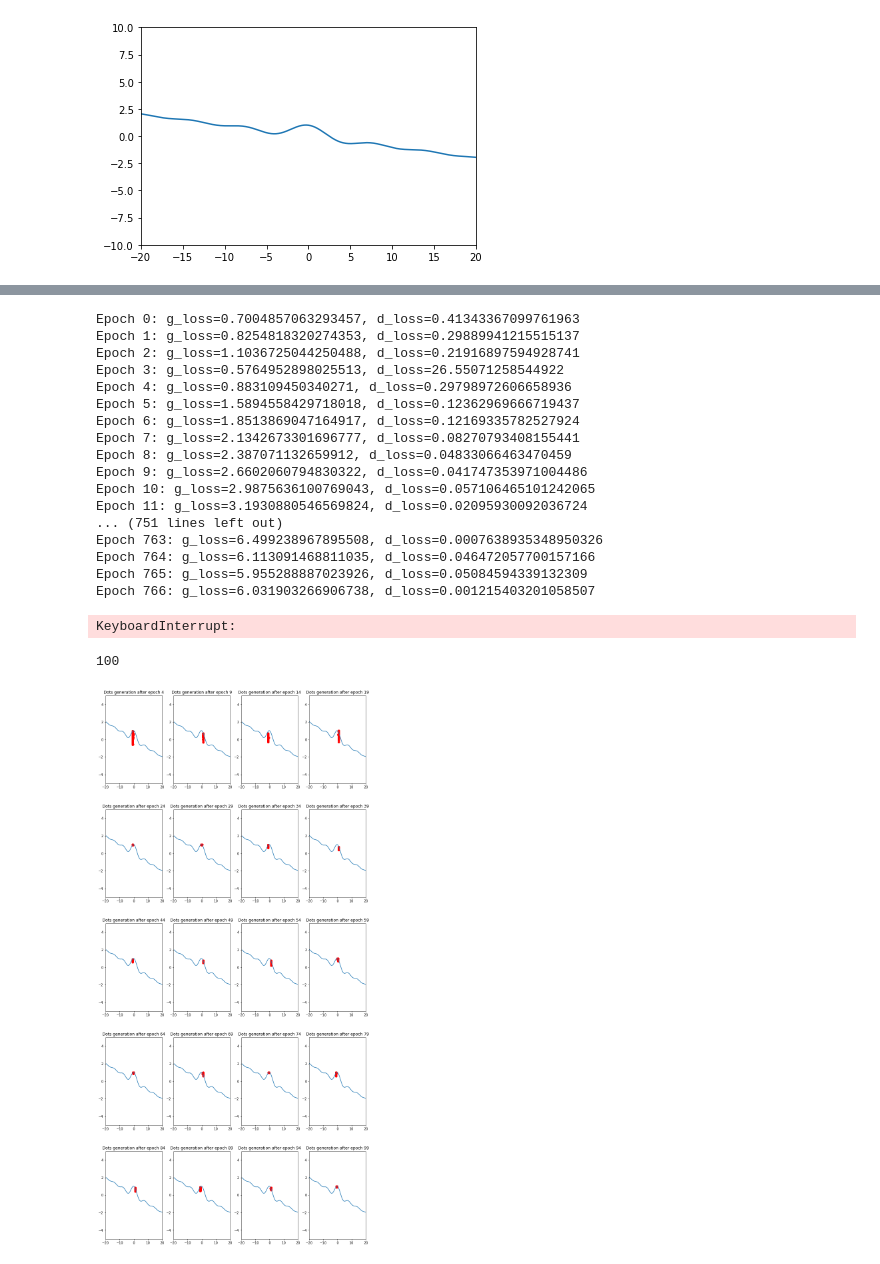
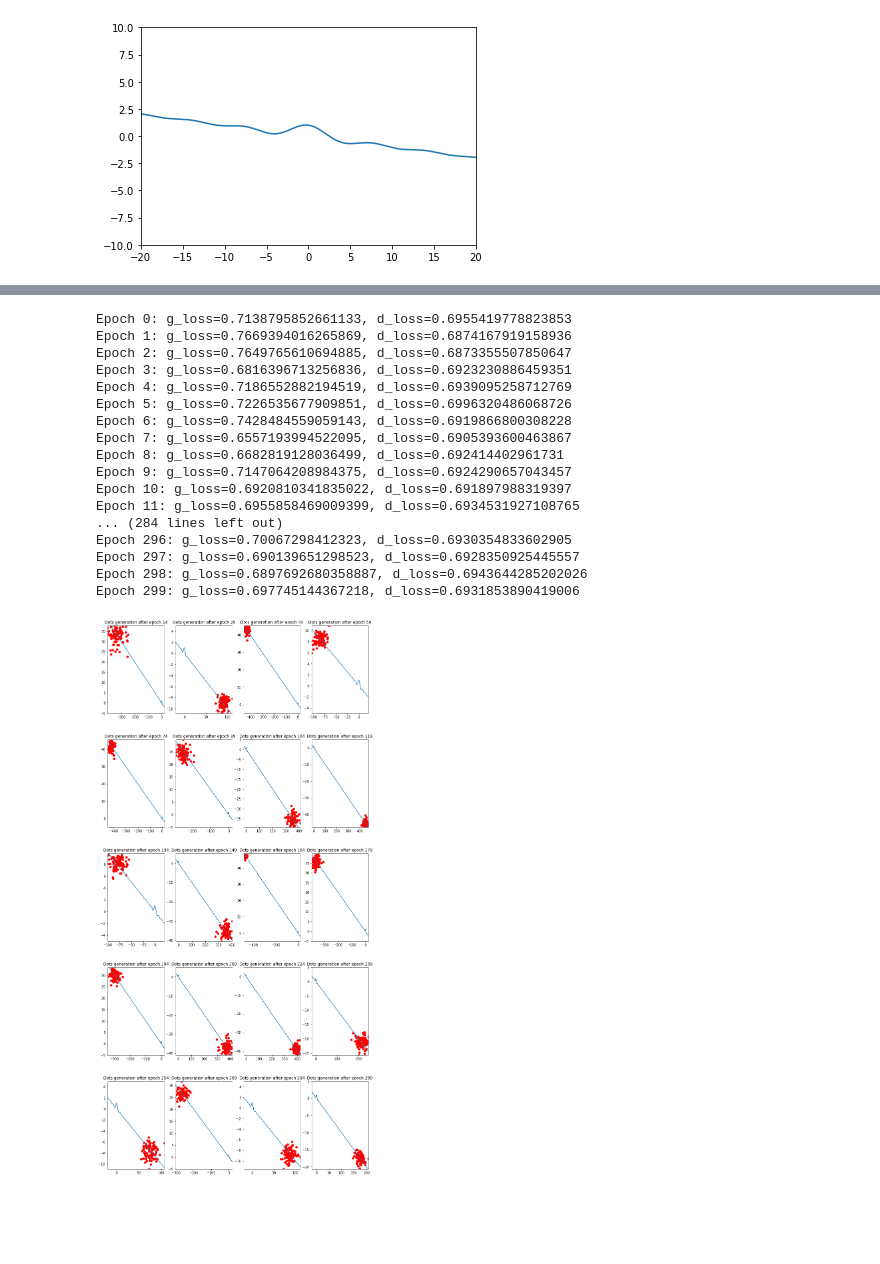
Before and after one commit to TrickSonix/Neural-networks, a Jupyter notebook: Introduction to PyTorch/Homework3.ipynb, the cells around one changed output, grey strips where cells are left out. Cells and saved outputs as stored; diff of their text form; code cells hidden in the pictures; blank space fills up the shorter version.

```diff
--- a/Introduction to PyTorch/Homework3.ipynb
+++ b/Introduction to PyTorch/Homework3.ipynb
@@ -107,8 +134,6 @@ class Discriminator(nn.Module):
         dots_flat = x.view(x.size(0), -1)
         val = self.model(dots_flat)
         return val
-# %%
-train_data = DataLoader(data, batch_size=batch_size, shuffle=True)
 # %%
 generator = Generator().to(device)
 discriminator = Discriminator().to(device)
@@ -122,9 +147,10 @@ d_loss_history = []
 g_loss_history = []
 dots_history = []
 # %%
-def sample_dots(dots):
+def sample_dots(dots, means, stds):
+    unnorm = UnNormalize(means, stds)
     idx = np.random.choice(len(dots))
-    res = dots[idx].to('cpu').detach().numpy()
+    res = unnorm(dots[idx]).to('cpu').detach().numpy()
     return res
 # %%
 for epoch in range(n_epochs):
@@ -169,48 +195,43 @@ for epoch in range(n_epochs):
             d_loss_history.append(d_loss)
             g_loss_history.append(g_loss)
         if batches_done % len(train_data) == 0:
-            dots_history.append(sample_dots(gen_dots))
+            dots_history.append(sample_dots(gen_dots, [mean1,mean2], [std1, std2]))
             print(f'Epoch {epoch}: g_loss={g_loss}, d_loss={d_loss}')
 # %% [output]
-Epoch 0: g_loss=0.7004857063293457, d_loss=0.41343367099761963
-Epoch 1: g_loss=0.8254818320274353, d_loss=0.29889941215515137
-Epoch 2: g_loss=1.1036725044250488, d_loss=0.21916897594928741
-Epoch 3: g_loss=0.5764952898025513, d_loss=26.55071258544922
-Epoch 4: g_loss=0.883109450340271, d_loss=0.29798972606658936
-Epoch 5: g_loss=1.5894558429718018, d_loss=0.12362969666719437
-Epoch 6: g_loss=1.8513869047164917, d_loss=0.12169335782527924
-Epoch 7: g_loss=2.1342673301696777, d_loss=0.08270793408155441
-Epoch 8: g_loss=2.387071132659912, d_loss=0.04833066463470459
-Epoch 9: g_loss=2.6602060794830322, d_loss=0.041747353971004486
-Epoch 10: g_loss=2.9875636100769043, d_loss=0.057106465101242065
-Epoch 11: g_loss=3.1930880546569824, d_loss=0.02095930092036724
-... (751 lines left out)
-Epoch 763: g_loss=6.499238967895508, d_loss=0.0007638935348950326
-Epoch 764: g_loss=6.113091468811035, d_loss=0.046472057700157166
-Epoch 765: g_loss=5.955288887023926, d_loss=0.05084594339132309
-Epoch 766: g_loss=6.031903266906738, d_loss=0.001215403201058507
+Epoch 0: g_loss=0.7138795852661133, d_loss=0.6955419778823853
+Epoch 1: g_loss=0.7669394016265869, d_loss=0.6874167919158936
+Epoch 2: g_loss=0.7649765610694885, d_loss=0.6873355507850647
+Epoch 3: g_loss=0.6816396713256836, d_loss=0.6923230886459351
+Epoch 4: g_loss=0.7186552882194519, d_loss=0.6939095258712769
+Epoch 5: g_loss=0.7226535677909851, d_loss=0.6996320486068726
+Epoch 6: g_loss=0.7428484559059143, d_loss=0.6919866800308228
+Epoch 7: g_loss=0.6557193994522095, d_loss=0.6905393600463867
+Epoch 8: g_loss=0.6682819128036499, d_loss=0.692414402961731
+Epoch 9: g_loss=0.7147064208984375, d_loss=0.6924290657043457
+Epoch 10: g_loss=0.6920810341835022, d_loss=0.691897988319397
+Epoch 11: g_loss=0.6955858469009399, d_loss=0.6934531927108765
+... (284 lines left out)
+Epoch 296: g_loss=0.70067298412323, d_loss=0.6930354833602905
+Epoch 297: g_loss=0.690139651298523, d_loss=0.6928350925445557
+Epoch 298: g_loss=0.6897692680358887, d_loss=0.6943644285202026
+Epoch 299: g_loss=0.697745144367218, d_loss=0.6931853890419006
-KeyboardInterrupt:
-# %%
-len(dots_history)
-# %% [output]
-100
 # %%
-x = data[:, :, 0].reshape(-1, 1)
-y = data[:, :, 1].reshape(-1, 1)
+x = data[:, 0, :, :].reshape(-1, 1)
+y = data[:, 1, :, :].reshape(-1, 1)
 # %%
 plt.figure(figsize=(14, 30))
 for i, dot in enumerate(dots_history):
-    if i % 5 == 4:
-        plt.subplot(5,4, (i+4)//5)
+    if i % 15 == 14:
+        plt.subplot(5,4, (i+14)//15)
         plt.plot(x, y)
-        plt.scatter(dot[:, 0], dot[:, 1], color='red')
+        plt.scatter(dot[0].reshape(-1, 1), dot[1].reshape(-1, 1), color='red')
         plt.subplots_adjust(hspace=0.3)
         plt.title(f'Dots generation after epoch {i}')
-        xlim = (min(-20, dot[:, 0].min()), max(20, dot[:, 0].max()))
-        ylim = (min(-5, dot[:, 1].min()), max(5, dot[:, 1].max()))
+        xlim = (min(-20, dot[0].min()), max(20, dot[0].max()))
+        ylim = (min(-5, dot[1].min()), max(5, dot[1].max()))
         plt.xlim(xlim)
         plt.ylim(ylim)
 
 plt.show()
 # %% [output]
-[figure, old version]
+[figure, new version]
```
Also changed, not shown: parts of 10 cells of this notebook.
